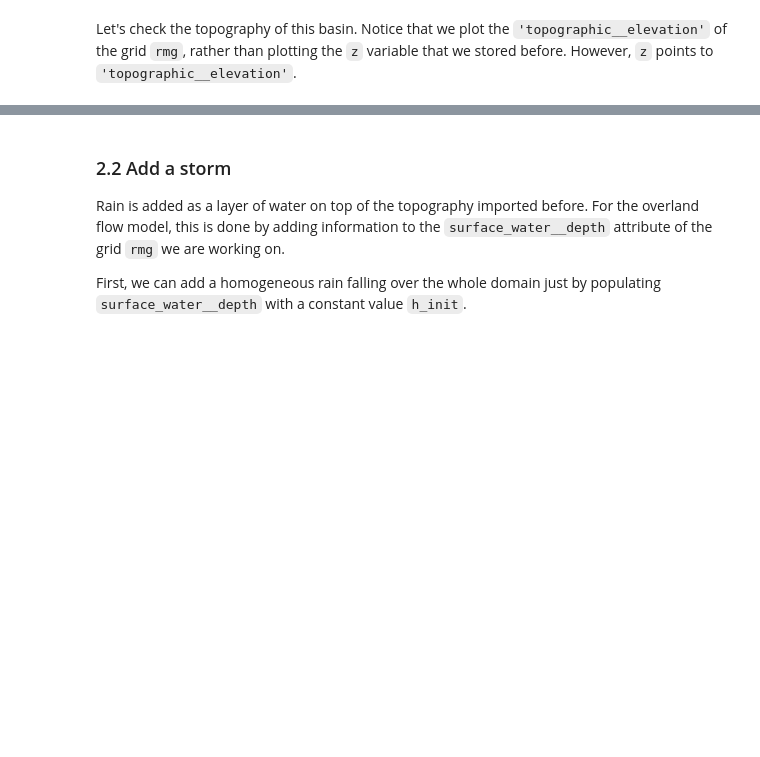
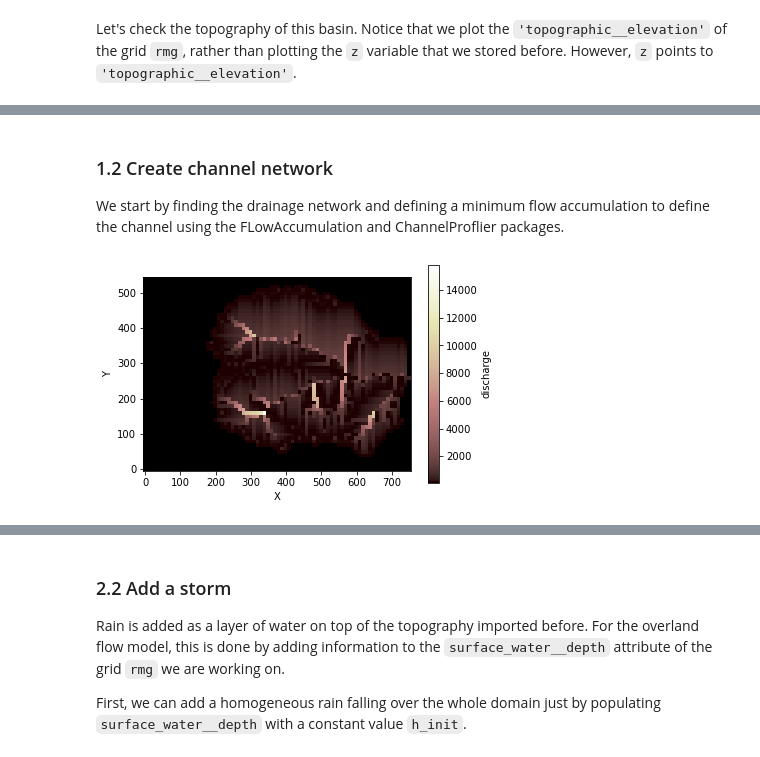
Before and after one commit to espin-2020/fluvial, a Jupyter notebook: fluvial_group.ipynb, the cells around one changed output, grey strips where cells are left out. Cells and saved outputs as stored; diff of their text form; code cells hidden in the pictures; blank space fills up the shorter version.

```diff
--- a/fluvial_group.ipynb
+++ b/fluvial_group.ipynb
@@ -141,0 +64,18 @@ Let's check the topography of this basin. Notice that we plot the `'topographic_
+# %% [markdown]
+### 1.2 Create channel network
+
+We start by finding the drainage network and defining a minimum flow accumulation to define the channel using the FLowAccumulation and ChannelProflier packages.
+# %%
+# Package for finding flow accumulation in each grid cell
+from landlab.components import FlowAccumulator
+
+fa = FlowAccumulator(rmg,
+                     'topographic__elevation',
+                     flow_director='FlowDirectorSteepest')
+fa.run_one_step()
+
+imshow_grid_at_node(rmg,
+                    rmg.at_node['surface_water__discharge'],
+                    colorbar_label='discharge')
+# %% [output]
+[figure, added]
```
Also changed, not shown: parts of 51 cells of this notebook.
